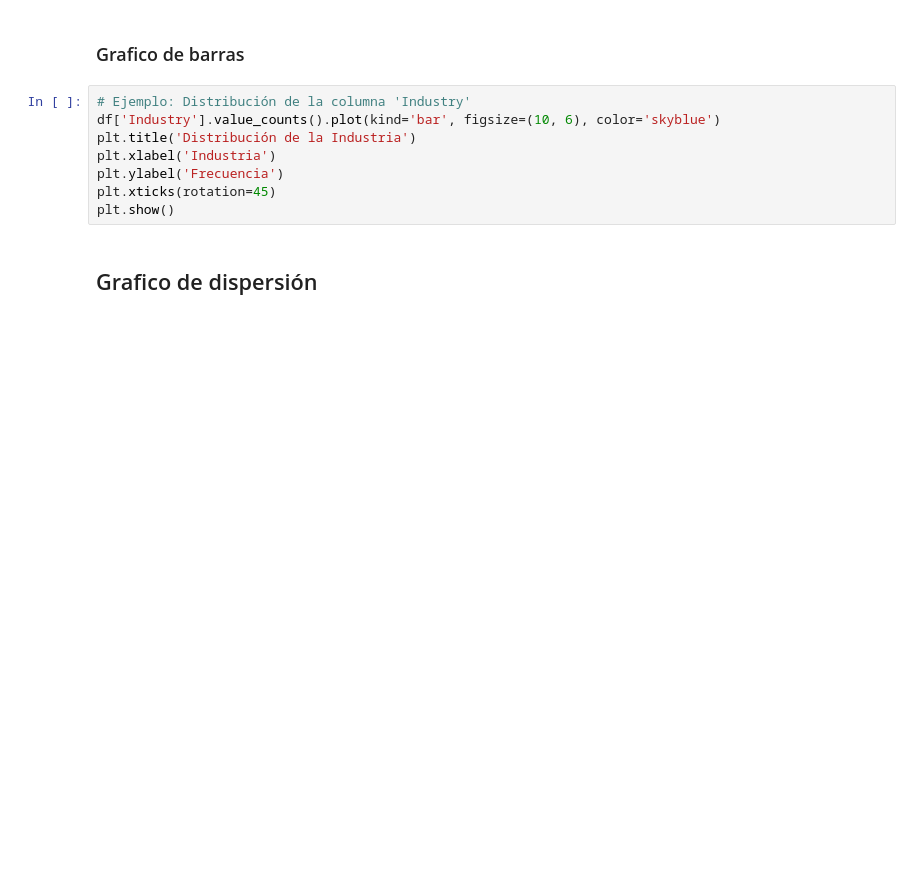
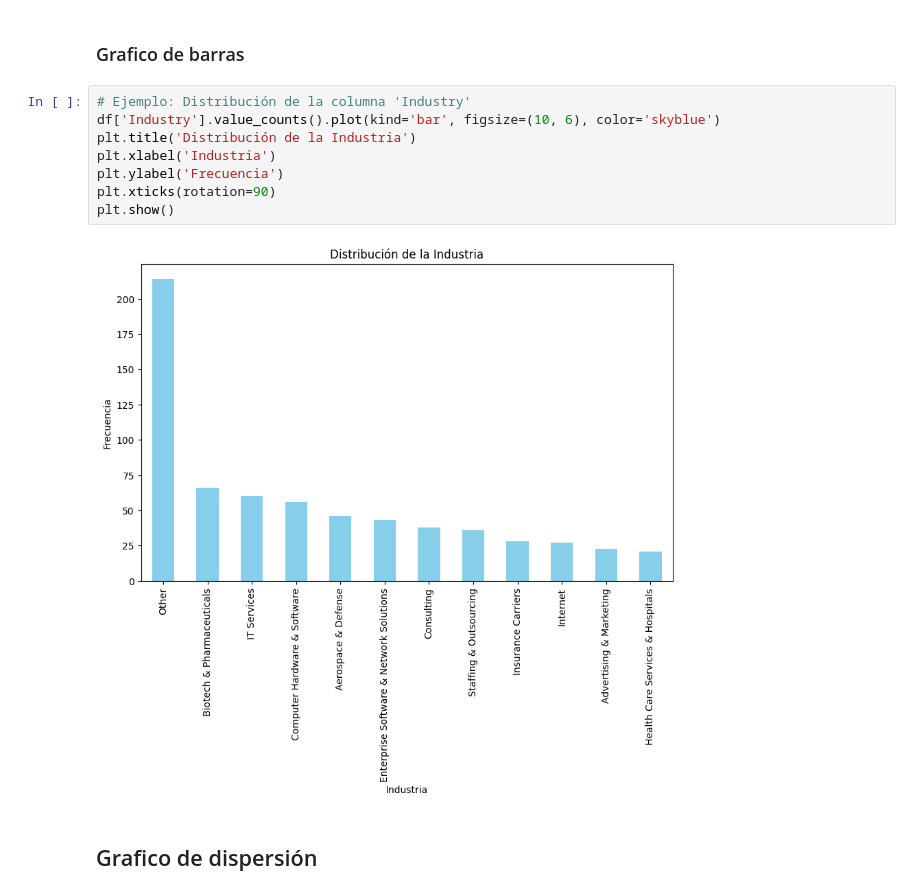
Before and after one commit to Lekkito/Mineria-de-Datos, a Jupyter notebook: prac1/prac1.ipynb, the cells around one changed output. Drawn from its saved outputs; the diff is of its cells as text; blank space fills up the shorter version.

```diff
--- a/prac1/prac1.ipynb
+++ b/prac1/prac1.ipynb
@@ -311,11 +650,13 @@ que les parezca que puedan describir al conjunto de datos de foirma visual y res
 # %%
 # Ejemplo: Distribución de la columna 'Industry'
 df['Industry'].value_counts().plot(kind='bar', figsize=(10, 6), color='skyblue')
 plt.title('Distribución de la Industria')
 plt.xlabel('Industria')
 plt.ylabel('Frecuencia')
-plt.xticks(rotation=45)
+plt.xticks(rotation=90)
 plt.show()
+# %% [output]
+[figure, added]
 # %% [markdown]
 ## Grafico de dispersión
 # %%
```
Also changed, not shown: parts of 32 cells of this notebook.
